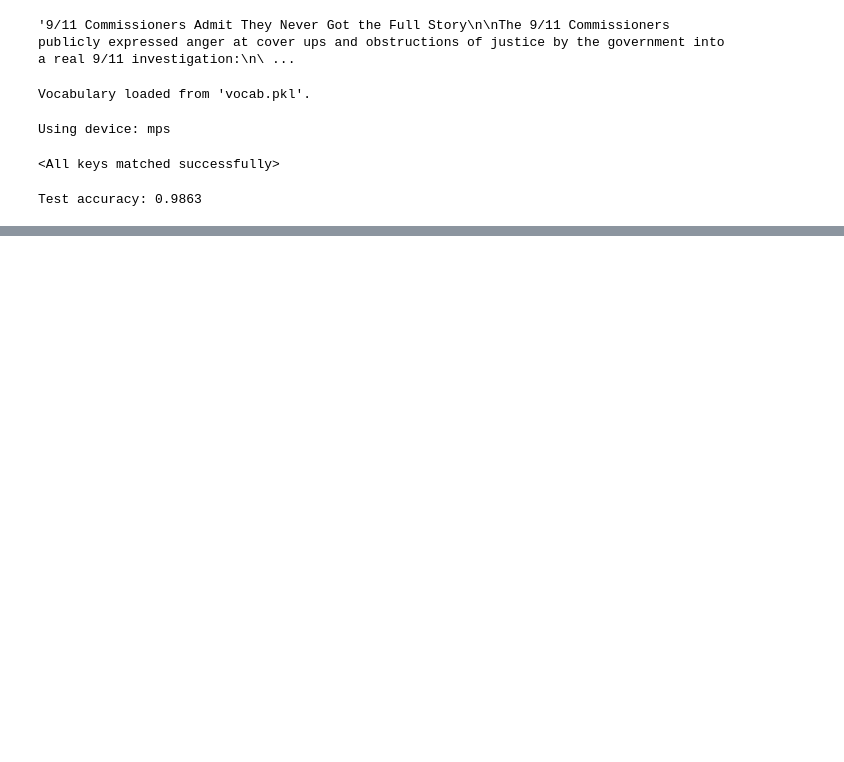
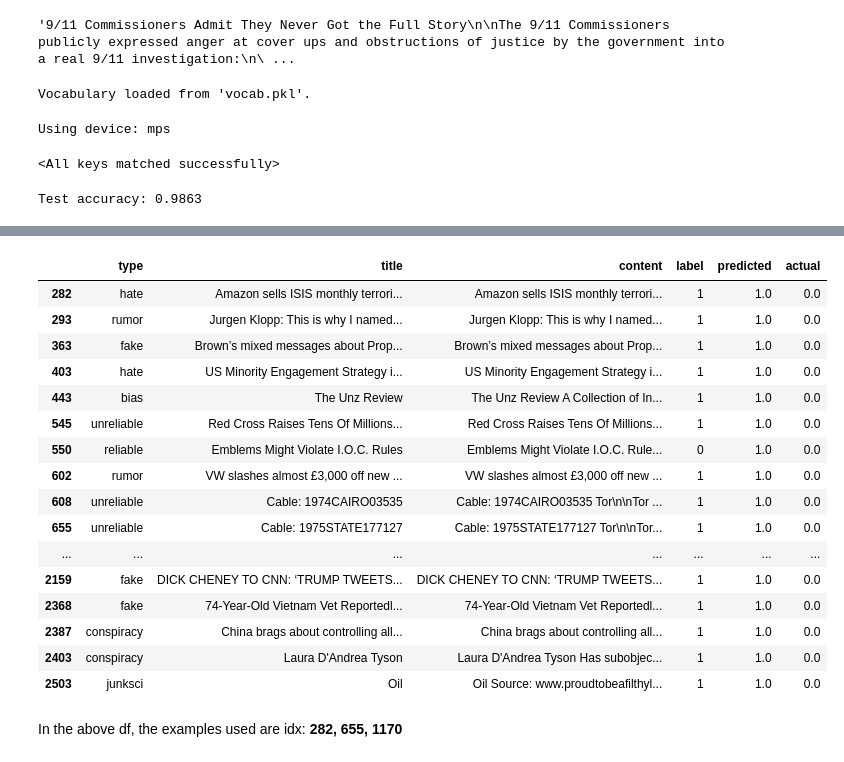
Before and after one commit to vamshinenavath/Fake-News-Detection, a Jupyter notebook: test_primary_classifier.ipynb, the cells around one changed output, grey strips where cells are left out. Drawn from its saved outputs; the diff is of its cells as text; code cells hidden in the pictures; blank space fills up the shorter version.

```diff
--- a/test_primary_classifier.ipynb
+++ b/test_primary_classifier.ipynb
@@ -162,0 +162,37 @@ plot_confusion_matrix(
+# %%
+## for error analysis:
+
+
+# Flatten the predictions and actuals
+flat_preds = np.concatenate(preds_list).flatten()
+flat_actuals = np.concatenate(actuals_list).flatten()
+
+# Identify misclassified samples (false negatives)
+false_negatives = (flat_preds == 1) & (flat_actuals == 0)
+
+# Create a DataFrame with misclassified samples
+misclassified_df = test_df.iloc[np.where(false_negatives)[0]].copy()
+misclassified_df['predicted'] = flat_preds[false_negatives]
+misclassified_df['actual'] = flat_actuals[false_negatives]
+
+misclassified_df.head(30)
+# %% [output]
+|  | type | title | content | label | predicted | actual |
+| 282 | hate | Amazon sells ISIS monthly terrori... | Amazon sells ISIS monthly terrori... | 1 | 1.0 | 0.0 |
+| 293 | rumor | Jurgen Klopp: This is why I named... | Jurgen Klopp: This is why I named... | 1 | 1.0 | 0.0 |
+| 363 | fake | Brown’s mixed messages about Prop... | Brown’s mixed messages about Prop... | 1 | 1.0 | 0.0 |
+| 403 | hate | US Minority Engagement Strategy i... | US Minority Engagement Strategy i... | 1 | 1.0 | 0.0 |
+| 443 | bias | The Unz Review | The Unz Review A Collection of In... | 1 | 1.0 | 0.0 |
+| 545 | unreliable | Red Cross Raises Tens Of Millions... | Red Cross Raises Tens Of Millions... | 1 | 1.0 | 0.0 |
+| 550 | reliable | Emblems Might Violate I.O.C. Rules | Emblems Might Violate I.O.C. Rule... | 0 | 1.0 | 0.0 |
+| 602 | rumor | VW slashes almost £3,000 off new ... | VW slashes almost £3,000 off new ... | 1 | 1.0 | 0.0 |
+| 608 | unreliable | Cable: 1974CAIRO03535 | Cable: 1974CAIRO03535 Tor\n\nTor ... | 1 | 1.0 | 0.0 |
+| 655 | unreliable | Cable: 1975STATE177127 | Cable: 1975STATE177127 Tor\n\nTor... | 1 | 1.0 | 0.0 |
+| ... | ... | ... | ... | ... | ... | ... |
+| 2159 | fake | DICK CHENEY TO CNN: ‘TRUMP TWEETS... | DICK CHENEY TO CNN: ‘TRUMP TWEETS... | 1 | 1.0 | 0.0 |
+| 2368 | fake | 74-Year-Old Vietnam Vet Reportedl... | 74-Year-Old Vietnam Vet Reportedl... | 1 | 1.0 | 0.0 |
+| 2387 | conspiracy | China brags about controlling all... | China brags about controlling all... | 1 | 1.0 | 0.0 |
+| 2403 | conspiracy | Laura D'Andrea Tyson | Laura D'Andrea Tyson Has subobjec... | 1 | 1.0 | 0.0 |
+| 2503 | junksci | Oil | Oil Source: www.proudtobeafilthyl... | 1 | 1.0 | 0.0 |
+# %% [markdown]
+In the above df, the examples used are idx: **282, 655, 1170**
```
Also changed, not shown: parts of 1 cell of this notebook, 32 other files.
